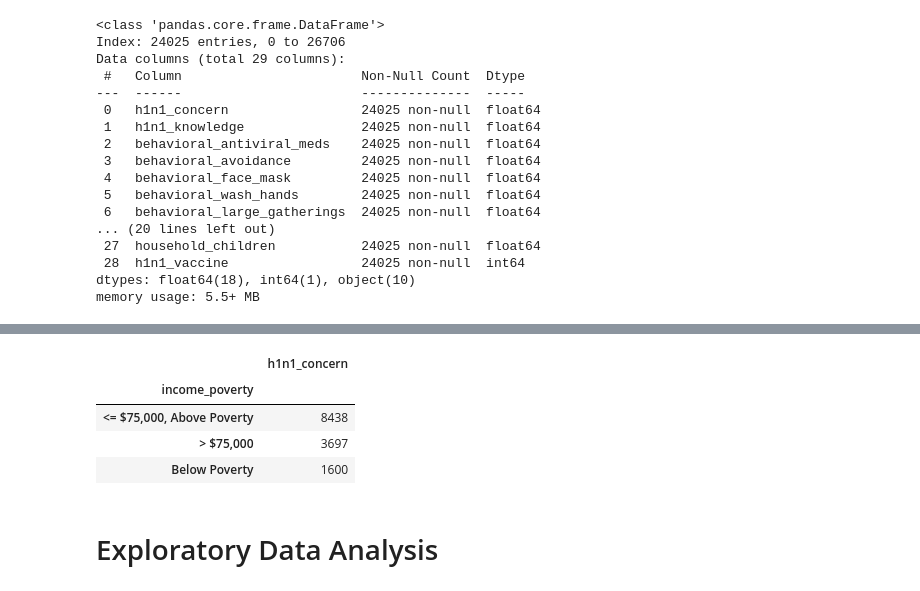
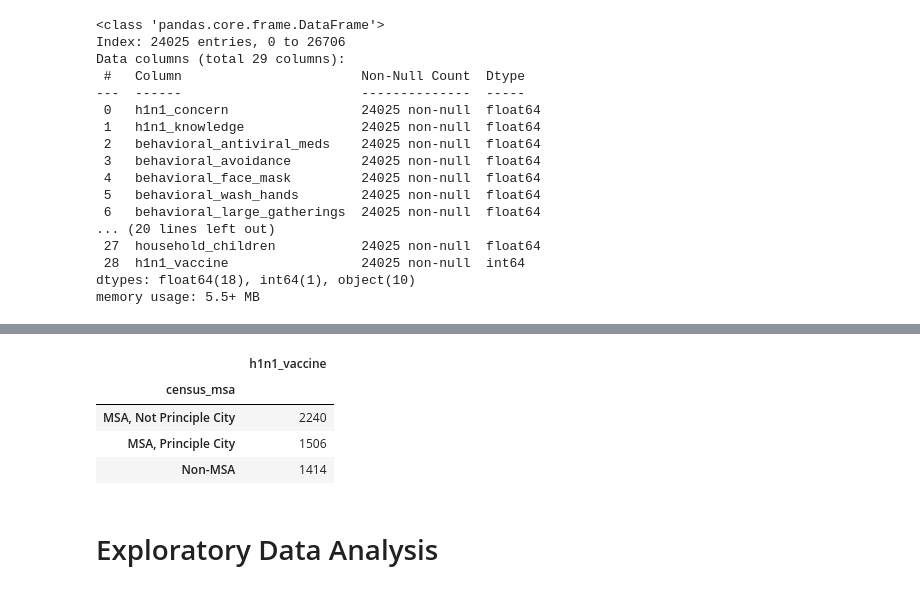
Before and after one commit to johnlocke333/h1n1_flu_analysis, a Jupyter notebook: notebook.ipynb, the cells around one changed output, grey strips where cells are left out. Cells and saved outputs as stored; diff of their text form; code cells hidden in the pictures.

```diff
--- a/notebook.ipynb
+++ b/notebook.ipynb
@@ -250,11 +217,12 @@ Name: doctor_recc_h1n1, dtype: int64
-# %%
-vaccine[(vaccine['h1n1_concern']== 2.0) | (vaccine['h1n1_concern']== 3.0)].groupby('income_poverty')[['h1n1_concern']].count()
-# %% [output]
-|  | h1n1_concern |
-| income_poverty |  |
-| <= $75,000, Above Poverty | 8438 |
-| > $75,000 | 3697 |
-| Below Poverty | 1600 |
+# %%
+vaccine[vaccine['h1n1_vaccine']==1].groupby('census_msa')[['h1n1_vaccine']].count().sort_values(by='h1n1_vaccine',
+                                                                                              ascending=False)
+# %% [output]
+|  | h1n1_vaccine |
+| census_msa |  |
+| MSA, Not Principle City | 2240 |
+| MSA, Principle City | 1506 |
+| Non-MSA | 1414 |
 # %% [markdown]
 # Exploratory Data Analysis
 # %% [markdown]
```
Also changed, not shown: parts of 21 cells of this notebook.
